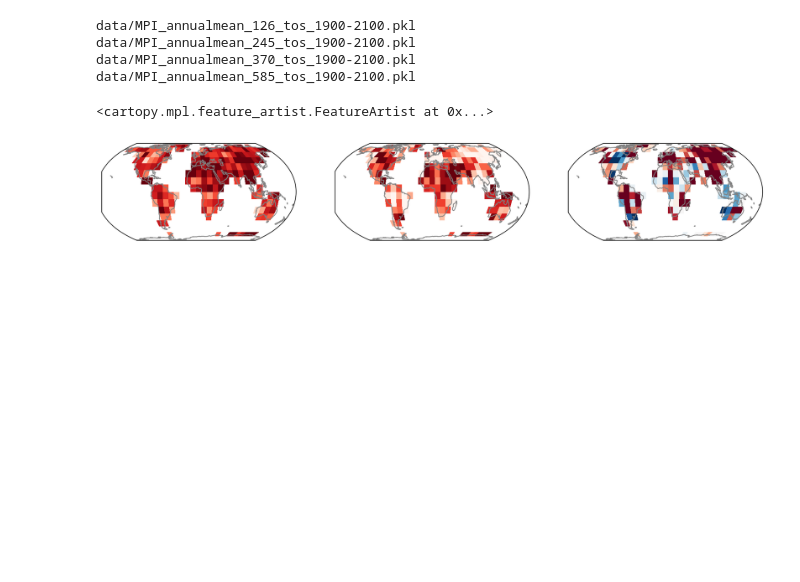
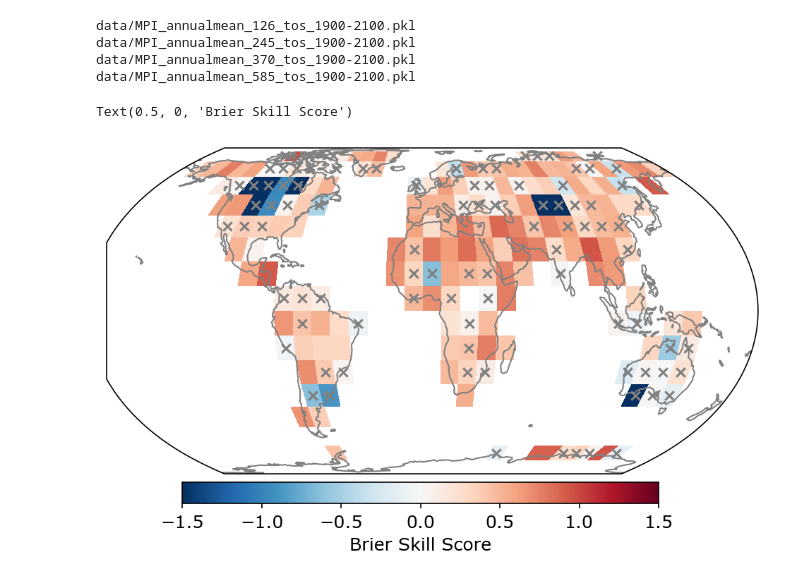
Before and after one commit to emily-gordy/predictability-emergence, a Jupyter notebook: ObsPredict.ipynb, the cells around one changed output. Cells and saved outputs as stored; diff of their text form; code cells hidden in the pictures; blank space fills up the shorter version.

```diff
--- a/ObsPredict.ipynb
+++ b/ObsPredict.ipynb
@@ -131 +171,28 @@ landmask = np.isnan(np.nanmean(AllObs.alloutput,axis=0))
+# %%
+def bb(forecast1,forecast2,verification,autocorr,nboots):
+
+    nsamps = len(forecast1)
+    nsampsgrab = int(np.round(nsamps/autocorr))
+
+    fdiff = np.empty(nboots)
+    # f2acc = np.empty(nboots)
+    fbss = np.empty(nboots)
+    # f2bs = np.empty(nboots)
+
+    for iboot in range(nboots):
+        sampsel = np.random.choice(nsamps-autocorr,nsampsgrab,replace=True)
+        sampsel = (sampsel[:,np.newaxis]+np.arange(autocorr)).flatten()
+
+        forecast1sel = forecast1[sampsel]
+        forecast2sel = forecast2[sampsel]
+        verifsel = verification[sampsel]
+
+        fdiff[iboot] = np.mean(np.round(forecast1sel)==verifsel) - np.mean(np.round(forecast2sel)==verifsel)
+
+        f1bs = helpers.brierscore(forecast1sel.squeeze(),verifsel.squeeze())
+        f2bs = helpers.brierscore(forecast2sel.squeeze(),verifsel.squeeze())
+
+        fbss[iboot] = 1-(f1bs/f2bs)
+
+    return fdiff,fbss
 # %%
@@ -209,25 +370,21 @@ for ilat,lat in enumerate(AllObs.output_lat):
                 # allrecordmags[ilat,ilon] = AllObs.recordmags[inputlength:-1*(outputavgtime)]
         # else:
             # print('no model for '+ str(lat) + ' ' + str(lon))
-# %%
-plt.figure(figsize=(15,5))
-
-obsaccuracy[landmask] = np.nan
-lr_acc[landmask] = np.nan
-
-
-ax=plt.subplot(1,3,1,projection=ccrs.EqualEarth())
-ax.pcolormesh(lonvec+5,latvec+5,obsaccuracy,vmin=0,vmax=1,cmap='Reds',transform=ccrs.PlateCarree())
-ax.coastlines(color='gray')
-
-ax=plt.subplot(1,3,2,projection=ccrs.EqualEarth())
-ax.pcolormesh(lonvec+5,latvec+5,lr_acc,vmin=0,vmax=1,cmap='Reds',transform=ccrs.PlateCarree())
-ax.coastlines(color='gray')
-
-ax=plt.subplot(1,3,3,projection=ccrs.EqualEarth())
-ax.pcolormesh(lonvec+5,latvec+5,obsaccuracy-(lr_acc),vmin=-0.5,vmax=0.5,cmap="RdBu_r",transform=ccrs.PlateCarree())
-
-ax.coastlines(color='gray')
-# %% [output]
-<cartopy.mpl.feature_artist.FeatureArtist at 0x...>
-[figure, removed]
+# %%
+lonmesh,latmesh = np.meshgrid(lonvec+5,latvec+5)
+# %%
+lonsig = lonmesh[0>=np.percentile(obs_bs_bb,10,axis=0)]
+latsig = latmesh[0>=np.percentile(obs_bs_bb,10,axis=0)]
+
+plt.figure(figsize=(9,4))
+ax=plt.subplot(1,1,1,projection=ccrs.EqualEarth())
+c1=ax.pcolormesh(lonvec+5,latvec+5,1-(obs_bs/hindcast_bs),vmin=-1.5,vmax=1.5,cmap="RdBu_r",transform=ccrs.PlateCarree())
+ax.scatter(lonsig,latsig,marker='x',transform=ccrs.PlateCarree(),color='grey')
+ax.coastlines(color='grey')
+
+cax = plt.axes((0.25,0.04,0.5,0.05))
+cbar = plt.colorbar(c1,cax,orientation='horizontal')
+cbar.ax.set_xlabel("Brier Skill Score")
+# %% [output]
+Text(0.5, 0, 'Brier Skill Score')
+[figure, added]
```
Also changed, not shown: parts of 17 cells of this notebook, 5 other files.
